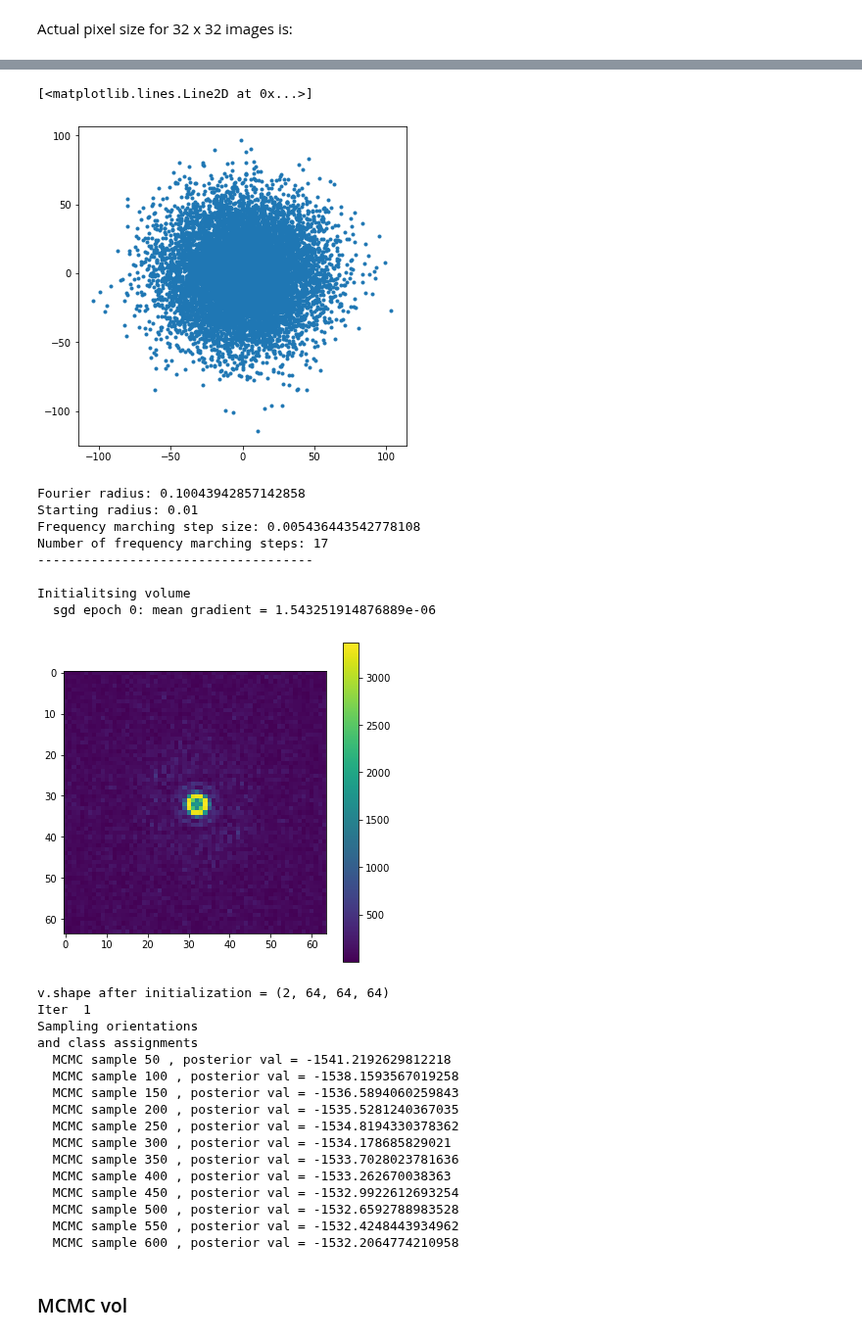
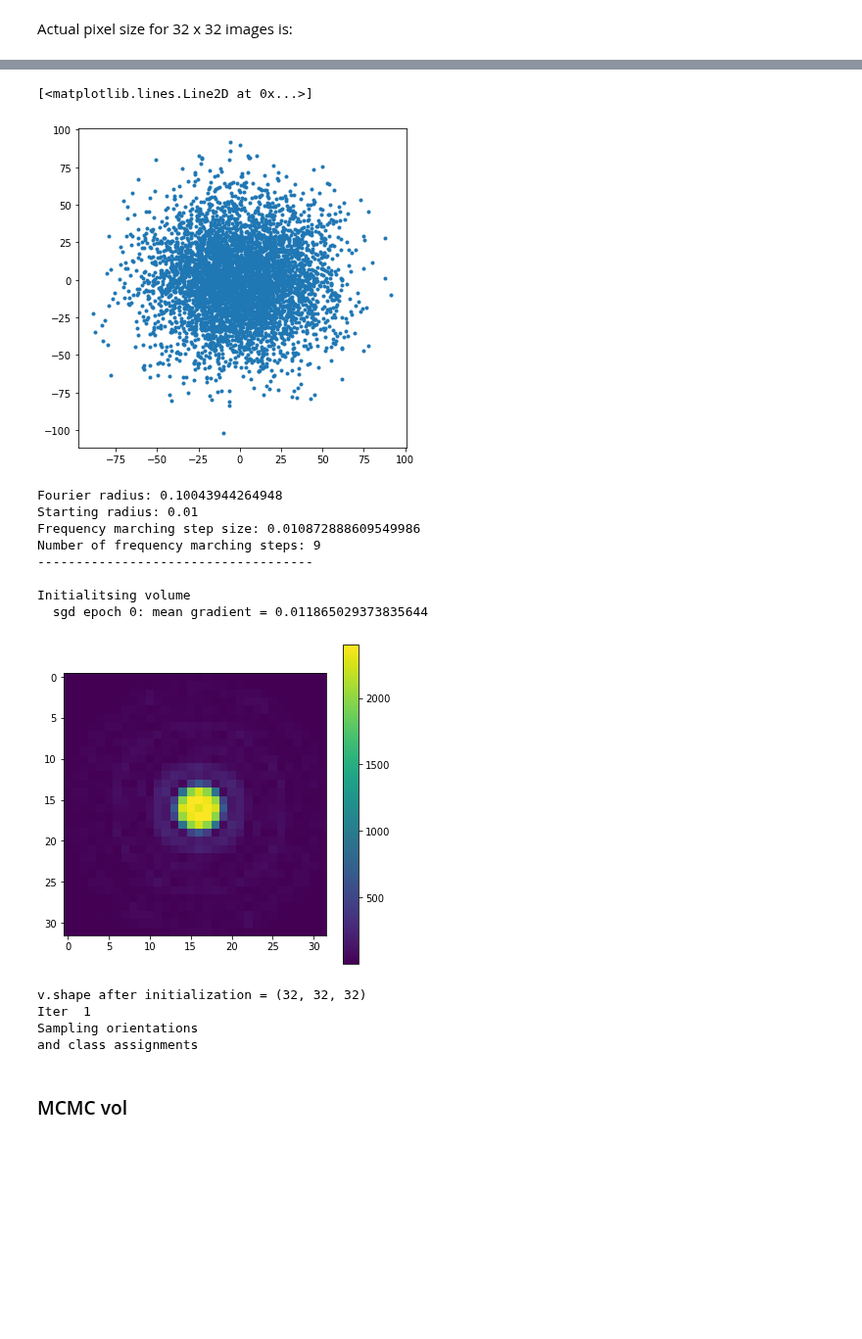
Before and after one commit to bogdantoader/simplecryoem, a Jupyter notebook: nb/Reconstruction_data.ipynb, the cells around one changed output, grey strips where cells are left out. Shown at 98% size. Saved outputs shown, nothing was run; the diff lists cells and outputs as text; code cells hidden in the pictures; blank space fills up the shorter version.

Commit message:
created noise free datasets

```diff
--- a/nb/Reconstruction_data.ipynb
+++ b/nb/Reconstruction_data.ipynb
@@ -248,7 +283,7 @@ plt.imshow(np.abs(jnp.fft.fftshift(imgs_f[103]))); plt.colorbar()
 # %% [markdown]
 #### Crop images to 32 x 32
 # %%
-nx = 16 #64
+nx = 32 #64
 imgs_f, x_grid = crop_fourier_images(imgs_f, x_grid, nx)
 
 y_grid = x_grid
@@ -289,6 +335,7 @@ N_noise = 48
 # %%
 # Do this if imgs0 is a list of datasets
-imgs0 = np.concatenate([imgs[:, :N_noise, :N_noise] for imgs in imgs0], axis=0)
+#imgs0 = np.concatenate([imgs[:, :N_noise, :N_noise] for imgs in imgs0], axis=0)
+
 
 # And shuffle in case we don't use the full dataset for noise estimation
 imgs0 = imgs0[np.random.permutation(imgs0.shape[0])]
@@ -328,5 +375,8 @@ plt.legend(['estimated - x', 'estimated - y', 'radially averaged estimated'])
 # %%
 sigma_noise = sigma_noise_avg.reshape(-1)
+# %%
+# No noise:
+sigma_noise = jnp.ones(sigma_noise.shape)
 # %% [markdown]
 #### Delete the real images
 Since we only work with the Fourier ones from now on.
@@ -350,7 +400,7 @@ sh = generate_gaussian_shifts(key, N, B)
 plt.plot(sh[:,0], sh[:,1], '.')
 # %% [output]
 [<matplotlib.lines.Line2D at 0x...>]
-[figure, old version]
+[figure, new version]
 # %%
 #old_stdout = sys.stdout
 #sys.stdout = open('../data/relion/output.txt', 'w')
@@ -381,10 +431,10 @@ alpha = 1e-9  # <--- this is the working one
 #alpha = 1e-6
 
 sgd_batch_size = 300
-sgd_learning_rate = 1e5 #1e6
-eps_init = 1 #2e-7
+sgd_learning_rate = 10 #1e5 #1e6
+eps_init = 0.1 #1e-6 #2e-7
 
-N_samples_vol = 101
+N_samples_vol = 201
 N_samples_angles_global = 1001
 N_samples_angles_local = 201
 N_samples_shifts = 101
@@ -409,8 +459,10 @@ z0 = None
 #sigma_noise = jnp.ones(sigma_noise.shape)
 
 # Class assignment parameters
-K = 2
-alpha_d = 10*jnp.ones(K)
+#K = 2
+#alpha_d = 10*jnp.ones(K)
+K = 1
+alpha_d = jnp.array([1])
 
 v_rec, angles_rec, shifts_recz, z_rec = ab_initio_mcmc(key,
                                    project,
@@ -423,54 +475,42 @@ v_rec, angles_rec, shifts_recz, z_rec = ab_initio_mcmc(key,
                                    vol0,
                                    angles0,
                                    shifts0,
                                    z0,
                                    N_iter,
                                    sgd_learning_rate,
                                    sgd_batch_size,
                                    N_samples_vol,
                                    N_samples_angles_global,
                                    N_samples_angles_local,
                                    N_samples_shifts,
                                    N_samples_z,
                                    dt_list_hmc,
                                    sigma_perturb_list,
                                    L_hmc,
                                    radius0,
                                    None,
                                    alpha,
                                    eps_init,
                                    B_list,
                                    K,
                                    alpha_d,
                                    freq_marching_step_iters,
                                    'tri',
                                    True, True, True, True, out_dir)
 # %% [output]
-Fourier radius: 0.10043942857142858
+Fourier radius: 0.10043944264948
 Starting radius: 0.01
-Frequency marching step size: 0.005436443542778108
-Number of frequency marching steps: 17
+Frequency marching step size: 0.010872888609549986
+Number of frequency marching steps: 9
 ------------------------------------
 
 Initialitsing volume
-  sgd epoch 0: mean gradient = 1.543251914876889e-06
+  sgd epoch 0: mean gradient = 0.011865029373835644
-[figure, old version]
+[figure, new version]
-v.shape after initialization = (2, 64, 64, 64)
+v.shape after initialization = (32, 32, 32)
 Iter  1
 Sampling orientations
 and class assignments
-  MCMC sample 50 , posterior val = -1541.2192629812218
-  MCMC sample 100 , posterior val = -1538.1593567019258
-  MCMC sample 150 , posterior val = -1536.5894060259843
-  MCMC sample 200 , posterior val = -1535.5281240367035
-  MCMC sample 250 , posterior val = -1534.8194330378362
-  MCMC sample 300 , posterior val = -1534.178685829021
-  MCMC sample 350 , posterior val = -1533.7028023781636
-  MCMC sample 400 , posterior val = -1533.262670038363
-  MCMC sample 450 , posterior val = -1532.9922612693254
-  MCMC sample 500 , posterior val = -1532.6592788983528
-  MCMC sample 550 , posterior val = -1532.4248443934962
-  MCMC sample 600 , posterior val = -1532.2064774210958
 # %%
 nbins = 100
 counts, bins = np.histogram(z_rec, bins=nbins)
```
Also changed, not shown: parts of 27 cells of this notebook, 2 other files.
